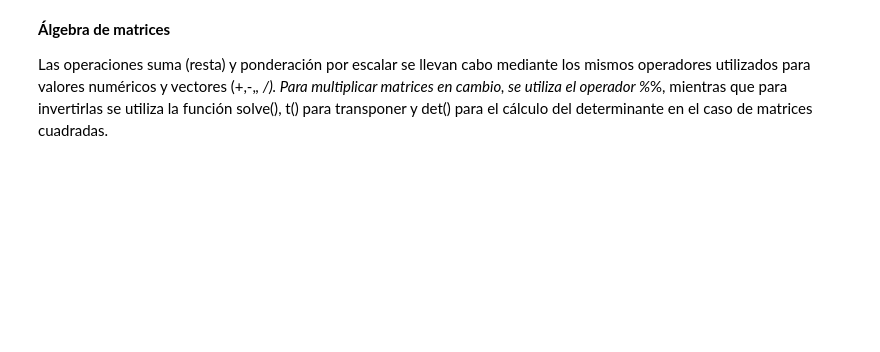
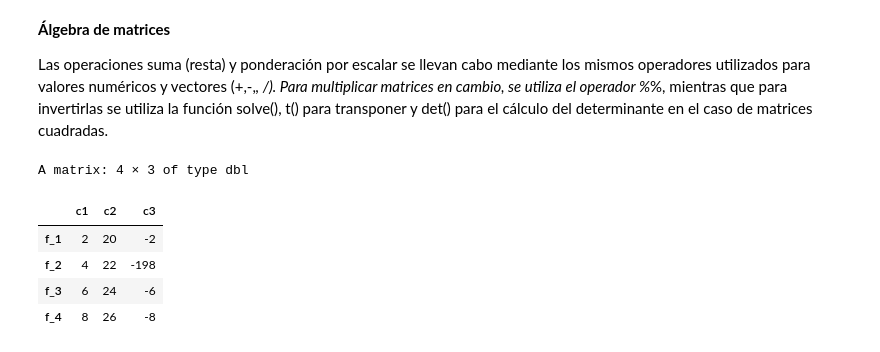
Before and after one commit to majorquev/DBDC_202409_Programacion_en_R_para_ciencia_de_datos, a Jupyter notebook: Clases/C2/Clase_2_01_matrices.ipynb, the cells around one changed output. Cells and saved outputs as stored; diff of their text form; code cells hidden in the pictures; blank space fills up the shorter version.

```diff
--- a/Clases/C2/Clase_2_01_matrices.ipynb
+++ b/Clases/C2/Clase_2_01_matrices.ipynb
@@ -87,6 +250,14 @@ Las operaciones suma (resta) y ponderación por escalar se llevan cabo mediante
 # %%
 # 3.2 Álgbra de matrices  ------------
 # Ejemplo simple de álgebra de matrices
+M1 + M1
+# %% [output]
+A matrix: 4 × 3 of type dbl
+|  | c1 | c2 | c3 |
+| f_1 | 2 | 20 | -2 |
+| f_2 | 4 | 22 | -198 |
+| f_3 | 6 | 24 | -6 |
+| f_4 | 8 | 26 | -8 |
 # %%
 # Multiplicación de matrices
 M2 * M1 # multiplicación componente a componente
```
Also changed, not shown: parts of 29 cells of this notebook.
